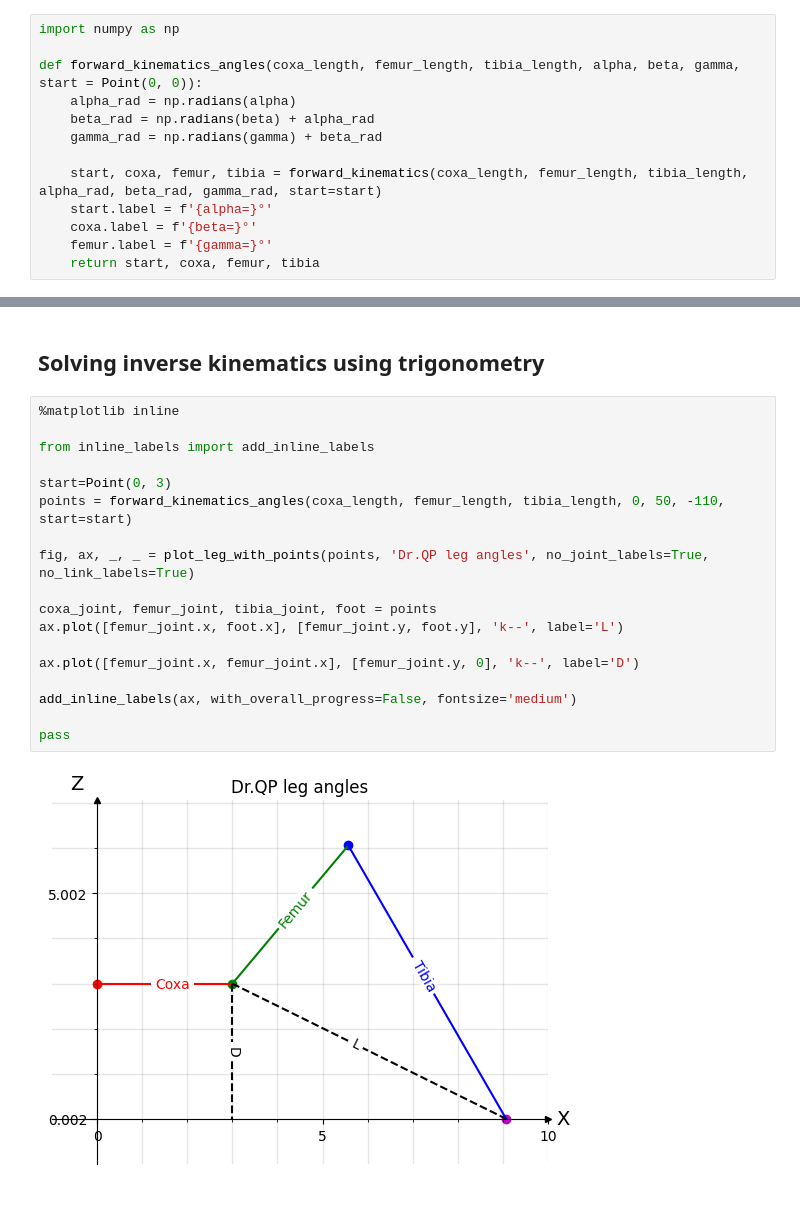
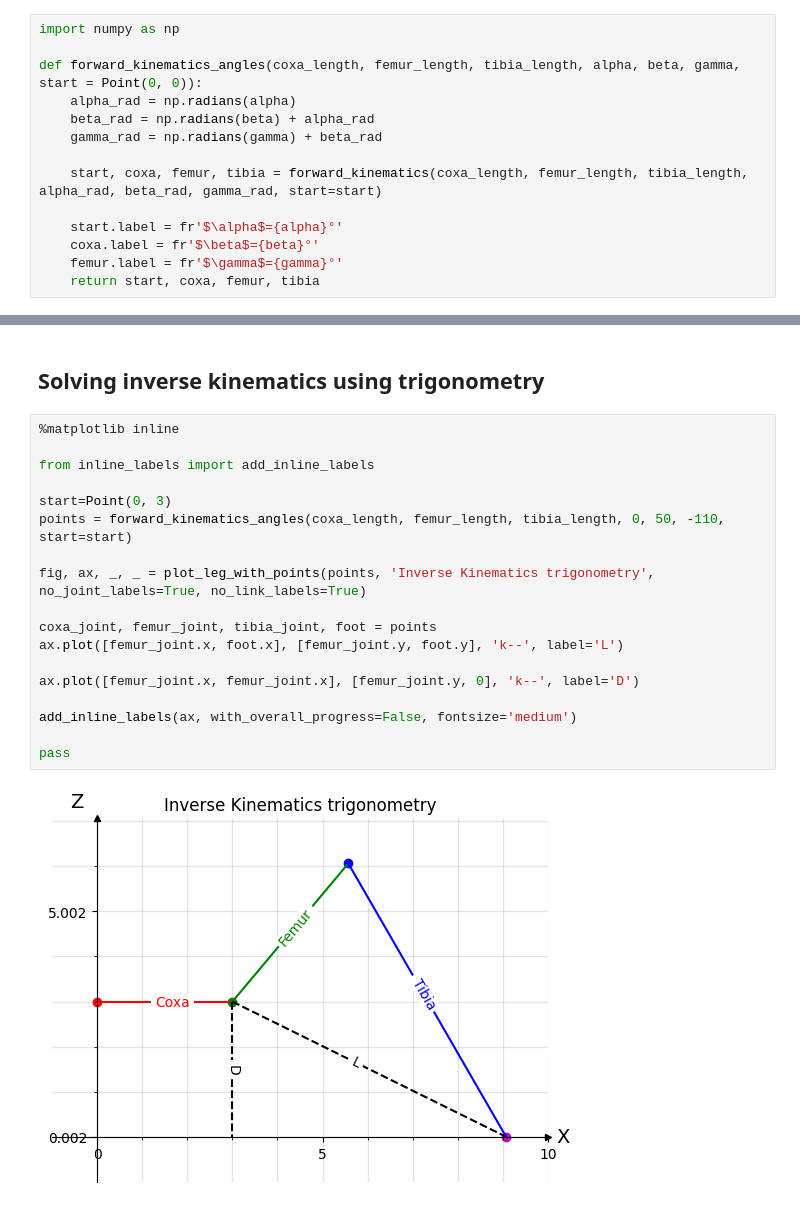
Before and after one commit to Dr-QP/Dr.QP, a Jupyter notebook: packages/runtime/drqp_brain/notebooks/getting_started_with_robot_ik.ipynb, the cells around one changed output, grey strips where cells are left out. Saved outputs shown, nothing was run; the diff lists cells and outputs as text.

```diff
--- a/packages/runtime/drqp_brain/notebooks/getting_started_with_robot_ik.ipynb
+++ b/packages/runtime/drqp_brain/notebooks/getting_started_with_robot_ik.ipynb
@@ -81,9 +81,10 @@ def forward_kinematics_angles(coxa_length, femur_length, tibia_length, alpha, be
     gamma_rad = np.radians(gamma) + beta_rad
 
     start, coxa, femur, tibia = forward_kinematics(coxa_length, femur_length, tibia_length, alpha_rad, beta_rad, gamma_rad, start=start)
-    start.label = f'{alpha=}°'
-    coxa.label = f'{beta=}°'
-    femur.label = f'{gamma=}°'
+
+    start.label = fr'$\alpha$={alpha}°'
+    coxa.label = fr'$\beta$={beta}°'
+    femur.label = fr'$\gamma$={gamma}°'
     return start, coxa, femur, tibia
 # %% [markdown]
 First, lets see how our leg looks in the neutral position. It is a straight line going from start point at (0, 0) and ending with the `Foot`
@@ -170,20 +171,20 @@ There are various ways to solve inverse kinematics problem. We are going to use
 # %%
 %matplotlib inline
 
 from inline_labels import add_inline_labels
 
 start=Point(0, 3)
 points = forward_kinematics_angles(coxa_length, femur_length, tibia_length, 0, 50, -110, start=start)
 
-fig, ax, _, _ = plot_leg_with_points(points, 'Dr.QP leg angles', no_joint_labels=True, no_link_labels=True)
+fig, ax, _, _ = plot_leg_with_points(points, 'Inverse Kinematics trigonometry', no_joint_labels=True, no_link_labels=True)
 
 coxa_joint, femur_joint, tibia_joint, foot = points
 ax.plot([femur_joint.x, foot.x], [femur_joint.y, foot.y], 'k--', label='L')
 
 ax.plot([femur_joint.x, femur_joint.x], [femur_joint.y, 0], 'k--', label='D')
 
 add_inline_labels(ax, with_overall_progress=False, fontsize='medium')
 
 pass
 # %% [output]
-[figure, old version]
+[figure, new version]
```
Also changed, not shown: parts of 5 cells of this notebook, 1 other file.
